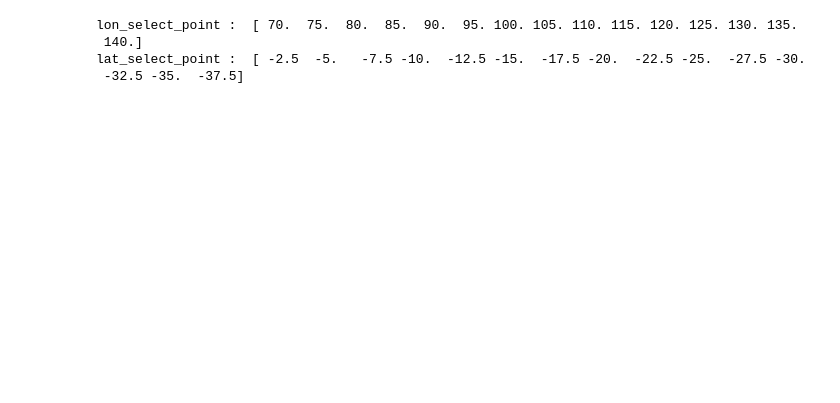
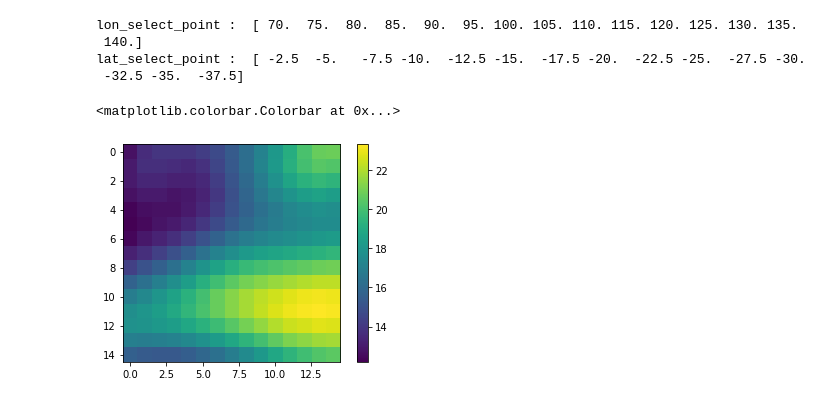
Before and after one commit to Mebiusbear/iono_proj, a Jupyter notebook: notebook/test.ipynb, the cells around one changed output. Saved outputs shown, nothing was run; the diff lists cells and outputs as text; code cells hidden in the pictures; blank space fills up the shorter version.

```diff
--- a/notebook/test.ipynb
+++ b/notebook/test.ipynb
@@ -14,7 +14,30 @@ from src.apps.spherical_harmonic import (spherical_triangle_transform,
 data_dir = "../data"
 filename = os.path.join(data_dir,"CODG%03d0.22I"%(10))
 
+range_size = 15
+lon_start = 50
+lon_end = lon_start+range_size
+lat_start = 36
+lat_end = lat_start+range_size
+
+# range_size = 30
+# lon_start = 20
+# lon_end = lon_start+range_size
+# lat_start = 16
+# lat_end = lat_start+range_size
+
 tecarray, _, lonarray, latarray, _ = ionox.read_tec_file(filename)
-tec_dataset = tecarray[4][40:55,35:50] # 第18时序，(2.5-52.5N，70-135E)
+tec_dataset = tecarray[6][lon_start:lon_end,lat_start:lat_end] # 第18时序，(2.5-52.5N，70-135E)
 ydata = tec_dataset.reshape(1,-1)[0]
 ydata = np.array(ydata,dtype=np.float64)
+
+lon_dataset = lonarray[lon_start:lon_end]   # new
+lat_dataset = latarray[lat_start:lat_end]   # new
+
+print ("lon_select_point : ",lon_dataset)
+print ("lat_select_point : ",lat_dataset)
+# %% [output]
+lon_select_point :  [ 70.  75.  80.  85.  90.  95. 100. 105. 110. 115. 120. 125. 130. 135.
+ 140.]
+lat_select_point :  [ -2.5  -5.   -7.5 -10.  -12.5 -15.  -17.5 -20.  -22.5 -25.  -27.5 -30.
+ -32.5 -35.  -37.5]
@@ -30,8 +44,6 @@ lat_dataset = latarray[lat_start:lat_end]   # new
-# %%
-print ("lon_select_point : ",lon_dataset)
-print ("lat_select_point : ",lat_dataset)
-# %% [output]
-lon_select_point :  [ 70.  75.  80.  85.  90.  95. 100. 105. 110. 115. 120. 125. 130. 135.
- 140.]
-lat_select_point :  [ -2.5  -5.   -7.5 -10.  -12.5 -15.  -17.5 -20.  -22.5 -25.  -27.5 -30.
- -32.5 -35.  -37.5]
+# %%
+plt.imshow(ydata.reshape(range_size,range_size))
+plt.colorbar()
+# %% [output]
+<matplotlib.colorbar.Colorbar at 0x...>
+[figure, added]
```
Also changed, not shown: parts of 1 cell of this notebook, 11 other files.
